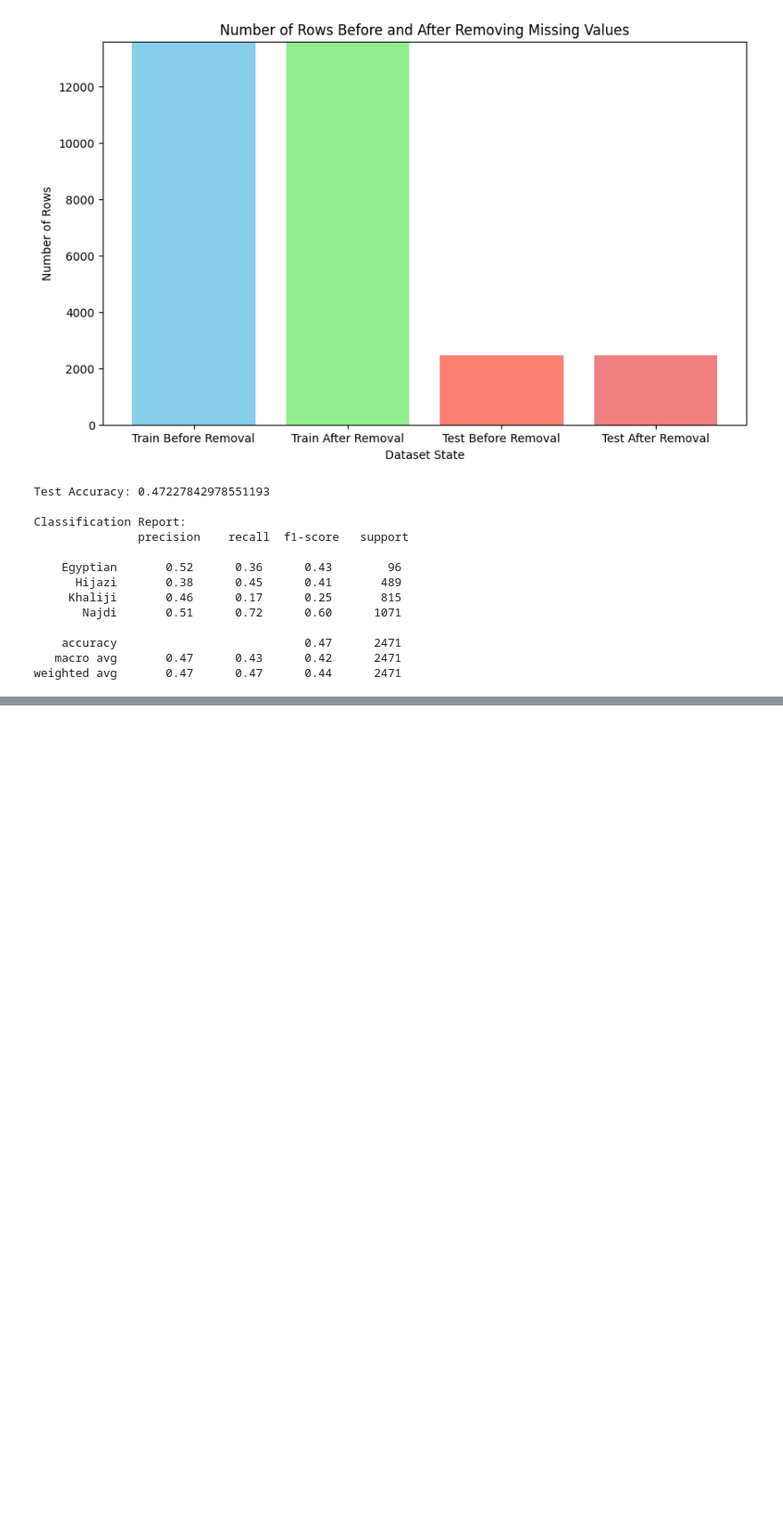
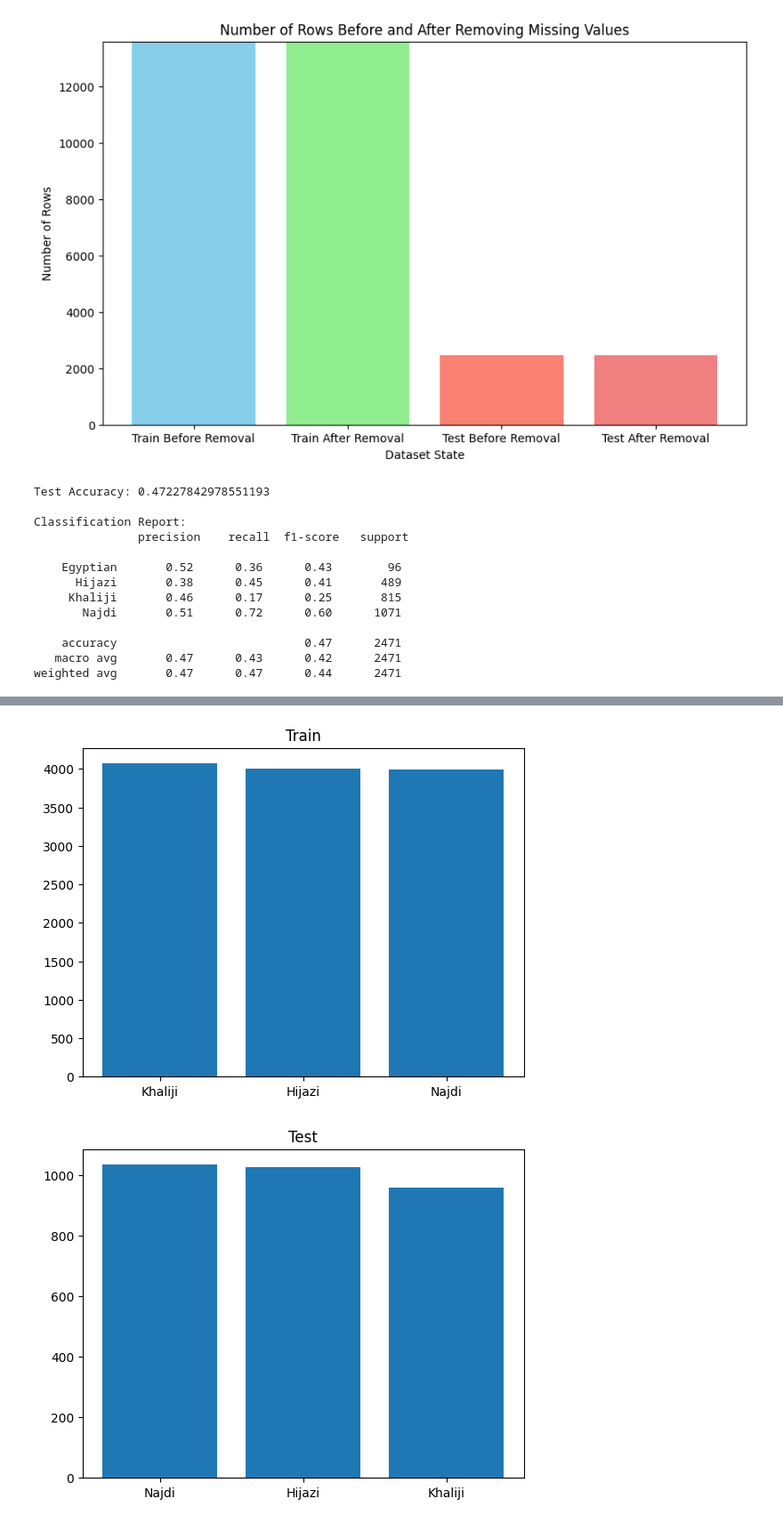
Before and after one commit to BashairAlsadhan/NLP-project, a Jupyter notebook: LogesticRegression.ipynb, the cells around one changed output, grey strips where cells are left out. Shown: that part at 89% size. Drawn from its saved outputs; the diff is of its cells as text; code cells hidden in the pictures; blank space fills up the shorter version.

```diff
--- a/LogesticRegression.ipynb
+++ b/LogesticRegression.ipynb
@@ -926,0 +929,10 @@ weighted avg       0.47      0.47      0.44      2471
+# %%
+import pandas as pd
+from sklearn.model_selection import train_test_split
+
+# Load your CSV file
+df = pd.read_csv('combined_data.csv')
+print(df.head())
+print(df.size)
+# Split into 80% training and 20% testing, with shuffling
+train, test = train_test_split(df, test_size=0.2, shuffle=True, random_state=42)
@@ -926,0 +947,21 @@ weighted avg       0.47      0.47      0.44      2471
+# %%
+import numpy as np
+import matplotlib.pyplot as plt
+
+y_train = np.array(train.SpeakerDialect.value_counts())
+x_train = np.array(train.SpeakerDialect.unique())
+
+
+y_test = np.array(test.SpeakerDialect.value_counts())
+x_test = np.array(test.SpeakerDialect.unique())
+
+plt.bar(x_train, y_train, label='Train')
+plt.title('Train')
+plt.show()
+
+plt.bar(x_test, y_test, label='Test')
+plt.title('Test')
+plt.show()
+# %% [output]
+[figure, added]
+[figure, added]
```
Also changed, not shown: parts of 11 cells of this notebook, 9 other files.
